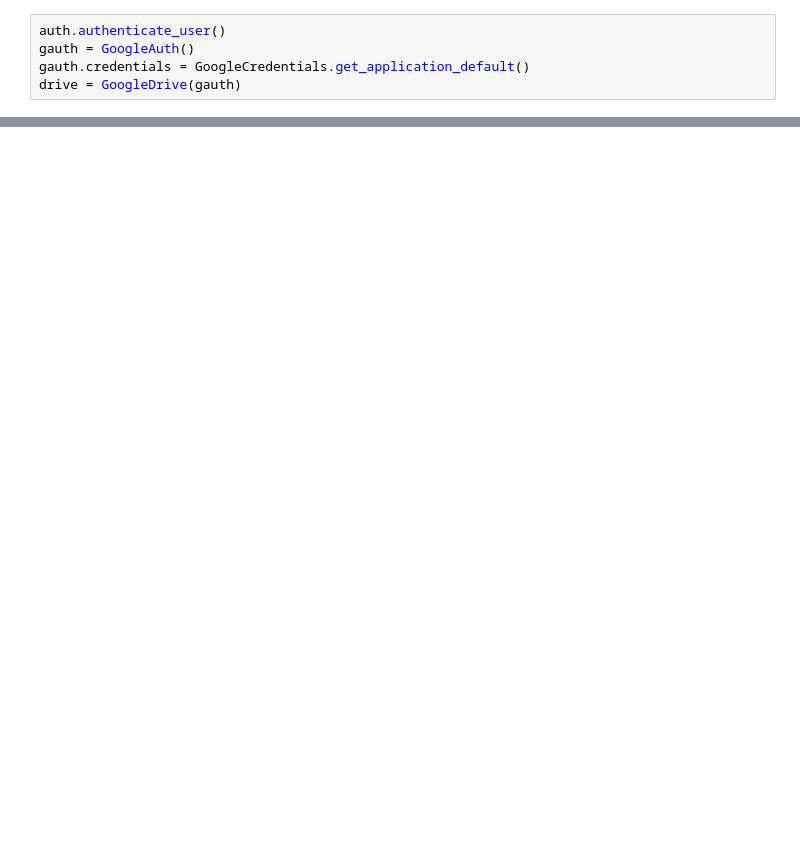
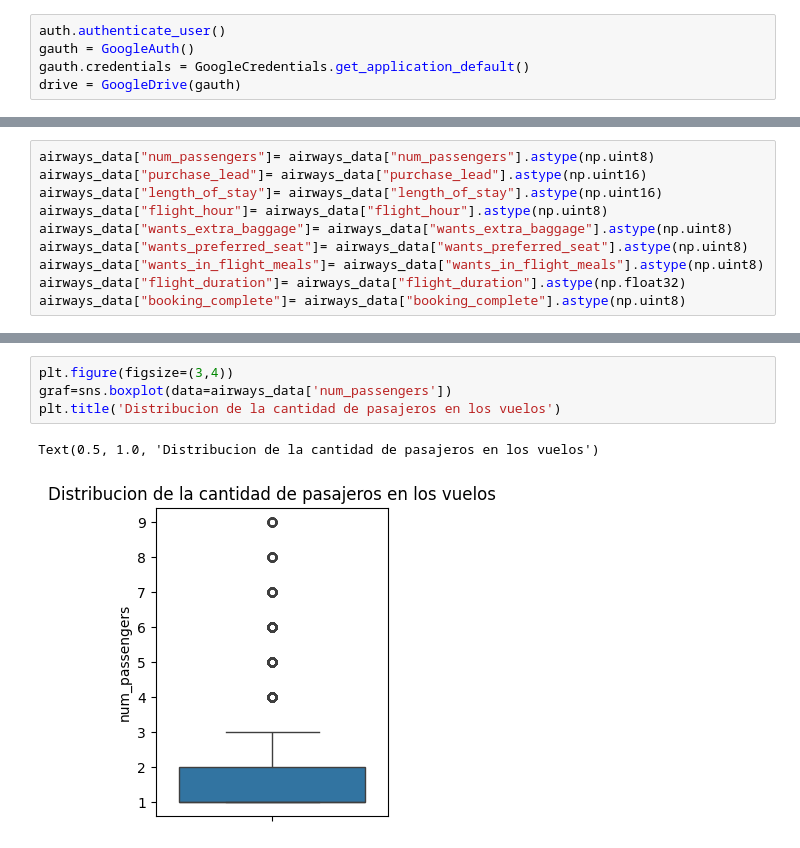
Before and after one commit to agalarza768/TP1-Orga_de_datos, a Jupyter notebook: TP_Orga.ipynb, the cells around one changed output, grey strips where cells are left out. Saved outputs shown, nothing was run; the diff lists cells and outputs as text; blank space fills up the shorter version.

Commit message:
Update
Se muestran outliers en columnas numericas(no todas, solo en las que tiene sentido hacerlo). Y agrego un primer grafico de la cantidad de vuelos por cada dia de la semana

```diff
--- a/TP_Orga.ipynb
+++ b/TP_Orga.ipynb
@@ -59,3 +42,13 @@ cleaned_reviews
+# %%
+airways_data["num_passengers"]= airways_data["num_passengers"].astype(np.uint8)
+airways_data["purchase_lead"]= airways_data["purchase_lead"].astype(np.uint16)
+airways_data["length_of_stay"]= airways_data["length_of_stay"].astype(np.uint16)
+airways_data["flight_hour"]= airways_data["flight_hour"].astype(np.uint8)
+airways_data["wants_extra_baggage"]= airways_data["wants_extra_baggage"].astype(np.uint8)
+airways_data["wants_preferred_seat"]= airways_data["wants_preferred_seat"].astype(np.uint8)
+airways_data["wants_in_flight_meals"]= airways_data["wants_in_flight_meals"].astype(np.uint8)
+airways_data["flight_duration"]= airways_data["flight_duration"].astype(np.float32)
+airways_data["booking_complete"]= airways_data["booking_complete"].astype(np.uint8)
 # %%
 airways_data.info()
 # %% [output]
@@ -162,0 +184,7 @@ grp.plot(kind='bar',figsize=(20,5),title='Inserte titulo aqui',rot=75,color='lig
+# %%
+plt.figure(figsize=(3,4))
+graf=sns.boxplot(data=airways_data['num_passengers'])
+plt.title('Distribucion de la cantidad de pasajeros en los vuelos')
+# %% [output]
+Text(0.5, 1.0, 'Distribucion de la cantidad de pasajeros en los vuelos')
+[figure, added]
```
Also changed, not shown: parts of 28 cells of this notebook.
